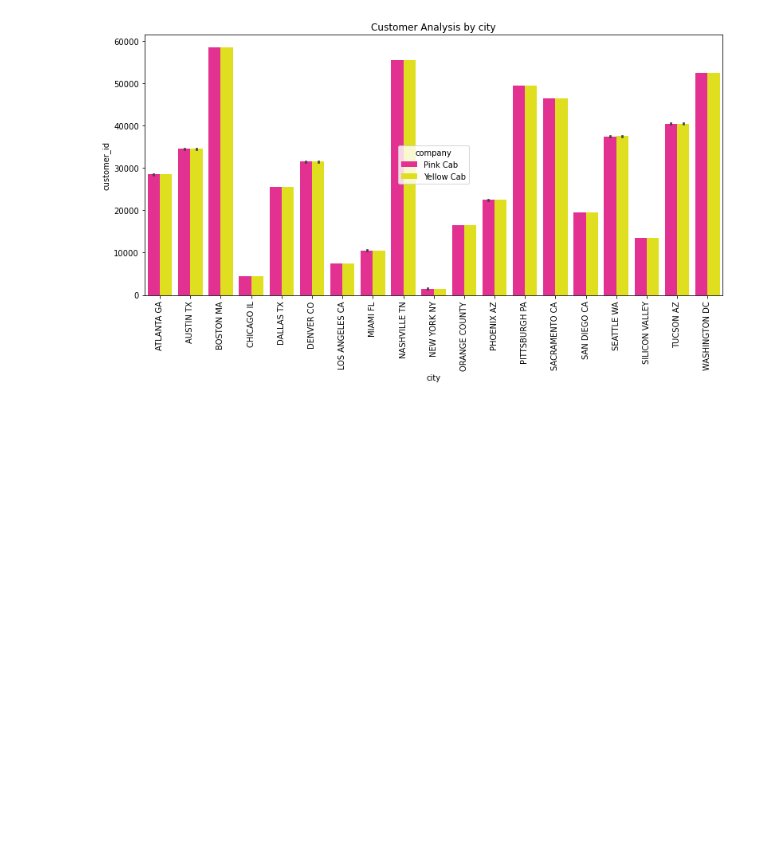
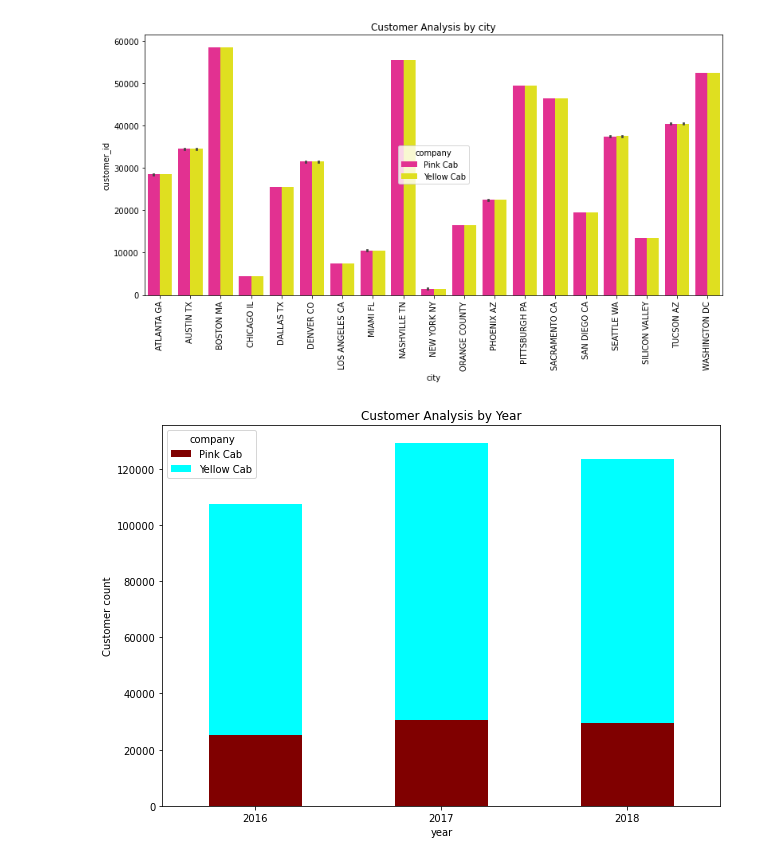
Before and after one commit to Soniyasunny1/DataSets, a Jupyter notebook: final_SoniyaSunny.ipynb, the cells around one changed output. Drawn from its saved outputs; the diff is of its cells as text; code cells hidden in the pictures; blank space fills up the shorter version.

Commit message:
added analysis

```diff
--- a/final_SoniyaSunny.ipynb
+++ b/final_SoniyaSunny.ipynb
@@ -470,3 +470,14 @@ plt.xticks(rotation=90)
 plt.show()
 # %% [output]
 [figure]
+# %%
+year_df=main_df.groupby(["company","year"])["profit"].agg(["count"])
+year_df.reset_index(inplace=True)
+year_df.rename(columns={'count': 'total_count'}, inplace=True)
+year_df.pivot("year", "company", "total_count").plot(kind='bar', stacked=True, figsize=(10,7), color=["maroon", "cyan"])
+plt.title(label='Customer Analysis by Year')
+plt.ylabel('Customer count')
+plt.xticks(rotation=0)
+plt.show()
+# %% [output]
+[figure, added]
```
Also changed, not shown: parts of 5 cells of this notebook.
